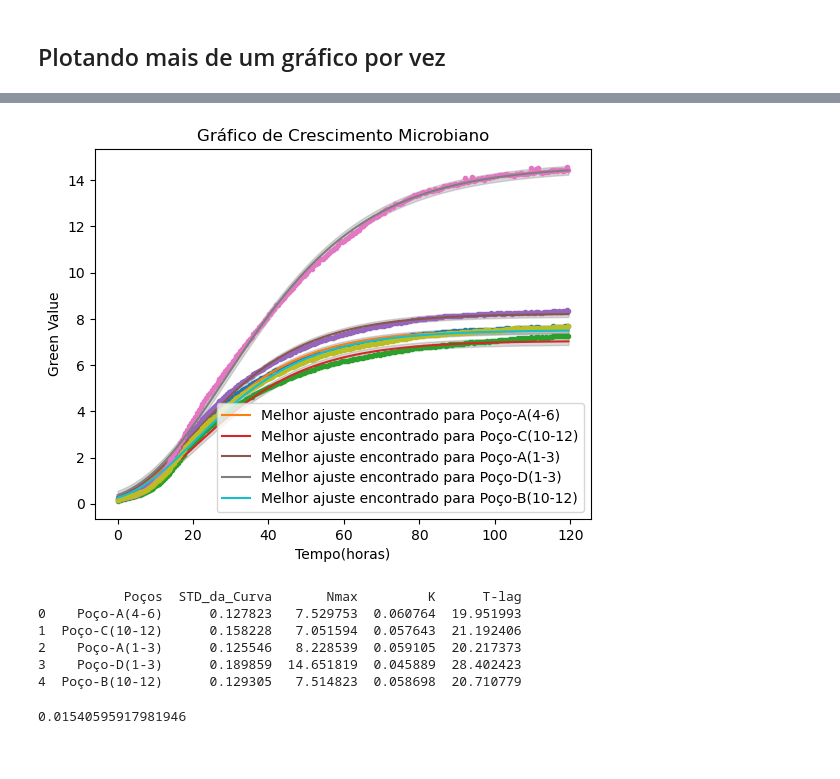
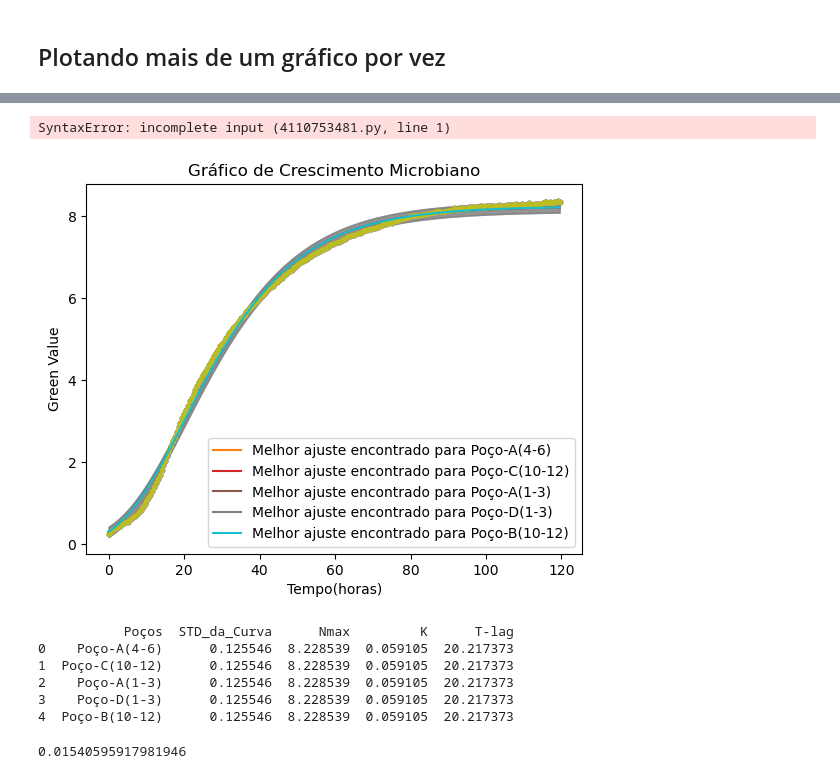
Before and after one commit to BioAssis/BAS, a Jupyter notebook: explorando_dataset.ipynb, the cells around one changed output, grey strips where cells are left out. Cells and saved outputs as stored; diff of their text form; code cells hidden in the pictures.

```diff
--- a/explorando_dataset.ipynb
+++ b/explorando_dataset.ipynb
@@ -337,0 +346,18 @@ plt.show()
+# %%
+def zwietering(t, y_0, Nmax, k, tlag):
+    """
+    Calcula a função modificada de Gompertz para modelar o crescimento microbiano.
+
+    A função de Gompertz é frequentemente usada para descrever o crescimento de populações biológicas, como o crescimento microbiano, com base em parâmetros que controlam a taxa de crescimento, o tempo de atraso (lag) e o valor máximo de crescimento.
+
+    Args:
+        t (float): Tempo em unidades de horas.
+        y_0 (float): Valor inicial da variável de resposta no tempo zero (t=0).
+        A (float): Amplitude do crescimento ou valor assintótico máximo atingido pela função.
+        k (float): Taxa de crescimento específica, controlando a rapidez com que o crescimento ocorre após o período de lag.
+        tlag (float): Tempo de lag ou atraso, representando o tempo necessário para a adaptação inicial antes do crescimento exponencial.
+
+    Returns:
+        float: O valor estimado da função de Gompertz no tempo `t`, representando o crescimento da população microbiana ao longo do tempo.
+    """
+    return y_0 + ((Nmax - y_0)/(1 + np.exp(((4 * k)/Nmax) * (tlag - t) + 2)))
@@ -340,10 +577,14 @@ plt.show()
+# %%
+modelo = input('Qual o modelo escolhido? Ex: "Linear", "Exponencial", "Gompertz"')
+# %%
+tabela = {}
+
+for i in amostras:
+    result_fit, tabela = modelo_escolhido(modelo,tabela,i)
+# %% [output]
+SyntaxError: incomplete input (4110753481.py, line 1)
 # %%
 amostras = ["Poço-A(4-6)","Poço-C(10-12)","Poço-A(1-3)","Poço-D(1-3)","Poço-B(10-12)"]  # Definindo os poços que serão usados e comparados.
-
-
-
-
-
 
 modelo_gompertz = Model(gompertz_2) # Definindo qual modelo será usado.
 
@@ -351,6 +592,13 @@ params = modelo_gompertz.make_params(Nmax=10, k=0.5, tlag=1) #Definindo Parametr
 params['Nmax'].min = 0  # Limite mínimo para Nmax
 params['k'].min = 0.01  # Limite mínimo para k
 params['tlag'].min = 0  # Limite mínimo para tlag
+
+
+#linear_model = Model(linear)
+
+# Definir parâmetros iniciais
+#params = linear_model.make_params(slope=1, intercept=0)
+
 
 
 # Definindo o dicinionário que vai receber parametros otimizados e que posteriormente irão para uma tabela.
@@ -363,14 +611,14 @@ tabela = {
 }
 
 
+
+
 for i in amostras: #Itera cada uma das amostras selecionadas
 
-    x = dicionario_poços[i][dicionario_poços[i].columns[0]]
-    y = dicionario_poços[i][dicionario_poços[i].columns[1]]
+    x = dici_final[placa][poços][dici_final[placa][poços].columns[0]]
+    y = dici_final[placa][poços][dici_final[placa][poços].columns[1]]
 
     resultado_fit = modelo_gompertz.fit(y, params, t=x)
-
-
 
     residuos = y - resultado_fit.best_fit
 
@@ -391,40 +639,40 @@ for i in amostras: #Itera cada uma das amostras selecionadas
 
 
     # Criar o gráfico de pontos
     plt.plot(x, y, '.')
 
     # Plotar a linha do melhor ajuste
     plt.plot(x, resultado_fit.best_fit, '-', label=f"Melhor ajuste encontrado para {i}")
 
 
     plt.fill_between(x, resultado_fit.best_fit - desvio_padrao, resultado_fit.best_fit + desvio_padrao,
                     color='gray', alpha=0.3)
 
     # Adicionar legenda
     plt.legend()
 
 
 
 #plt.figure(figsize=(10, 6))  # Aumenta o tamanho do gráfico (10 de largura e 6 de altura)
 
 # Adicionar títulos e legendas aos eixos
 plt.title("Gráfico de Crescimento Microbiano")
 plt.xlabel("Tempo(horas)")  # Substitua pelo nome desejado
 plt.ylabel("Green Value")  # Substitua pelo nome desejado
 
 
 plt.show()
 
 parametros = pd.DataFrame(tabela)
 print(parametros)
 # %% [output]
-[figure, old version]
+[figure, new version]
-           Poços  STD_da_Curva       Nmax         K      T-lag
-0    Poço-A(4-6)      0.127823   7.529753  0.060764  19.951993
-1  Poço-C(10-12)      0.158228   7.051594  0.057643  21.192406
-2    Poço-A(1-3)      0.125546   8.228539  0.059105  20.217373
-3    Poço-D(1-3)      0.189859  14.651819  0.045889  28.402423
-4  Poço-B(10-12)      0.129305   7.514823  0.058698  20.710779
+           Poços  STD_da_Curva      Nmax         K      T-lag
+0    Poço-A(4-6)      0.125546  8.228539  0.059105  20.217373
+1  Poço-C(10-12)      0.125546  8.228539  0.059105  20.217373
+2    Poço-A(1-3)      0.125546  8.228539  0.059105  20.217373
+3    Poço-D(1-3)      0.125546  8.228539  0.059105  20.217373
+4  Poço-B(10-12)      0.125546  8.228539  0.059105  20.217373
 # %%
 resultado_fit.params['Nmax'].stderr
 # %% [output]
```
Also changed, not shown: parts of 53 cells of this notebook, 5 other files.
